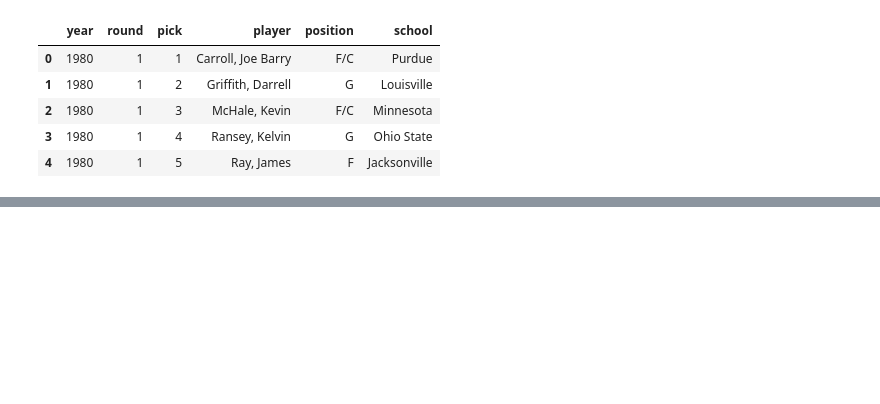
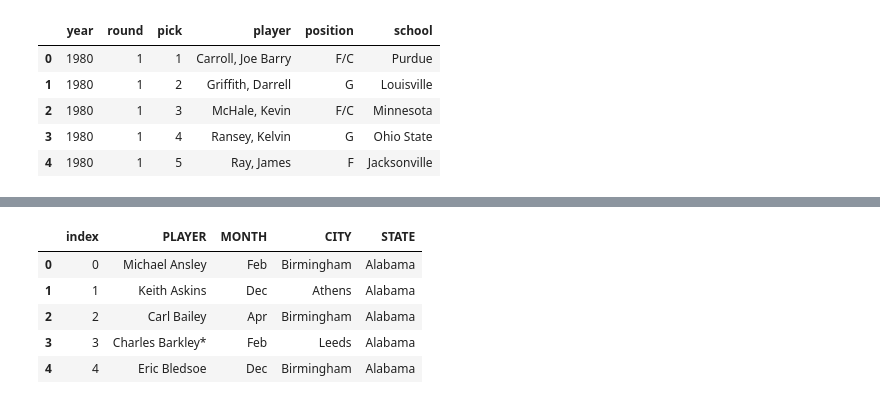
Before and after one commit to yanzi1210/Project_ETL, a Jupyter notebook: Basketball.ipynb, the cells around one changed output, grey strips where cells are left out. Cells and saved outputs as stored; diff of their text form; code cells hidden in the pictures; blank space fills up the shorter version.

```diff
--- a/Basketball.ipynb
+++ b/Basketball.ipynb
@@ -66,6 +124,14 @@ player_df1.head()
 # %%
 player_df1.rename(columns={"Player":"PLAYER",'Month':'MONTH','City':'CITY','State':'STATE'},inplace=True)
+player_df1= player_df1.reset_index()
 player_df1.head()
+# %% [output]
+|  | index | PLAYER | MONTH | CITY | STATE |
+| 0 | 0 | Michael Ansley | Feb | Birmingham | Alabama |
+| 1 | 1 | Keith Askins | Dec | Athens | Alabama |
+| 2 | 2 | Carl Bailey | Apr | Birmingham | Alabama |
+| 3 | 3 | Charles Barkley* | Feb | Leeds | Alabama |
+| 4 | 4 | Eric Bledsoe | Dec | Birmingham | Alabama |
 # %%
 #Connect to local database
 # %%
```
Also changed, not shown: parts of 11 cells of this notebook, 2 other files.
